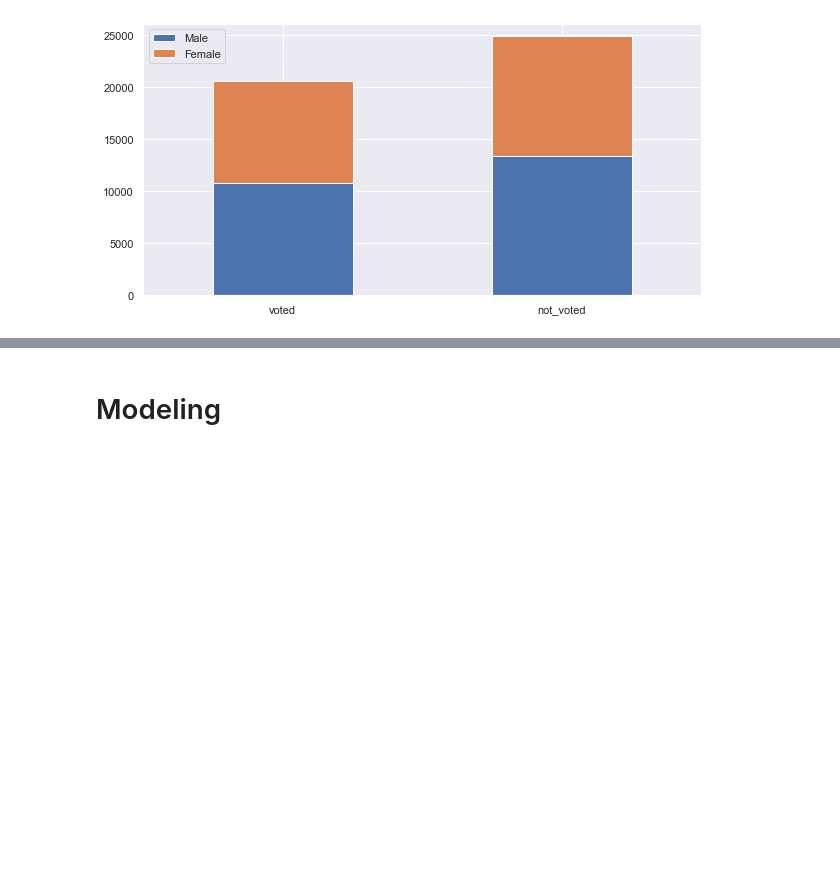
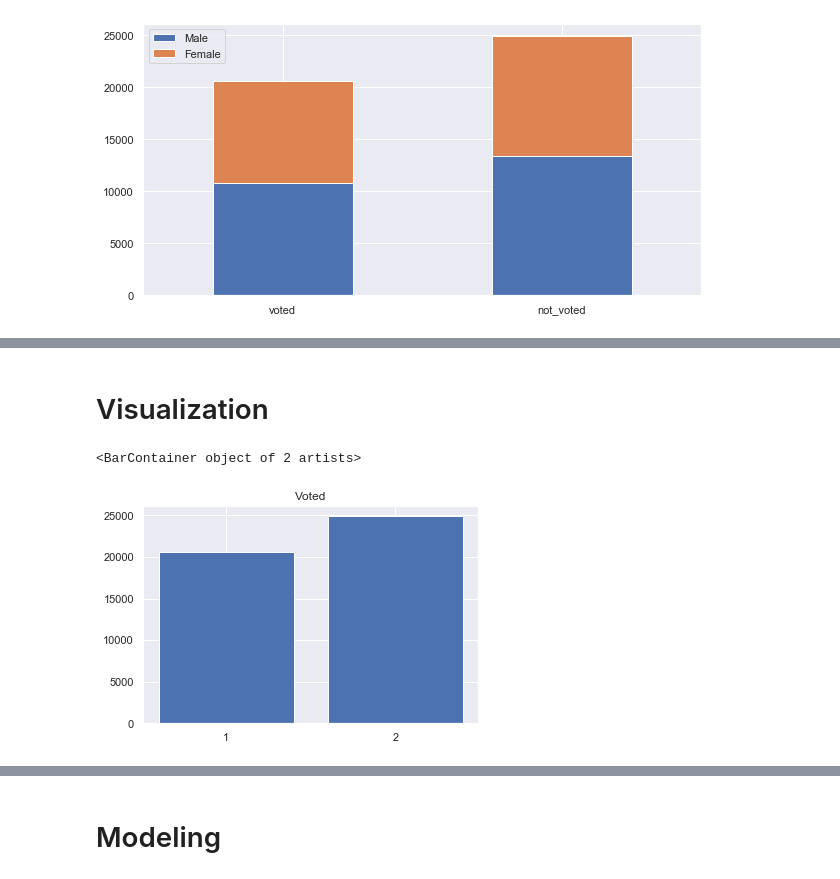
Before and after one commit to Kstyle0710/kaggle_trial_01, a Jupyter notebook: 심리성향예측.ipynb, the cells around one changed output, grey strips where cells are left out. Cells and saved outputs as stored; diff of their text form; code cells hidden in the pictures; blank space fills up the shorter version.

```diff
--- a/심리성향예측.ipynb
+++ b/심리성향예측.ipynb
@@ -118,0 +148,16 @@ train_data.shape, target.shape
+# %%
+#labelencoding
+label = LabelEncoder()
+train['gender_code'] = label.fit_transform(train['gender'])
+train['age_group_code'] = label.fit_transform(train['age_group'])
+train['race_code'] = label.fit_transform(train['race'])
+train['religion_code'] = label.fit_transform(train['religion'])
+
+test['gender_code'] = label.fit_transform(test['gender'])
+test['age_group_code'] = label.fit_transform(test['age_group'])
+test['race_code'] = label.fit_transform(test['race'])
+test['religion_code'] = label.fit_transform(test['religion'])
+
+drop2 = ['gender','age_group','race','religion']
+train = train.drop(drop2, axis = 1)
+test = test.drop(drop2, axis = 1)
@@ -118,0 +174,13 @@ train_data.shape, target.shape
+# %% [markdown]
+# Visualization
+# %%
+#target 변수의 분포 파악
+train_y = train['voted']
+
+tar = [str(train_y.unique()[1]), str(train_y.unique()[0])]
+count= [train_y.value_counts()[1], train_y.value_counts()[2]]
+plt.title('Voted')
+plt.bar(tar, count)
+# %% [output]
+<BarContainer object of 2 artists>
+[figure, added]
```
Also changed, not shown: parts of 46 cells of this notebook, 1 other file.
